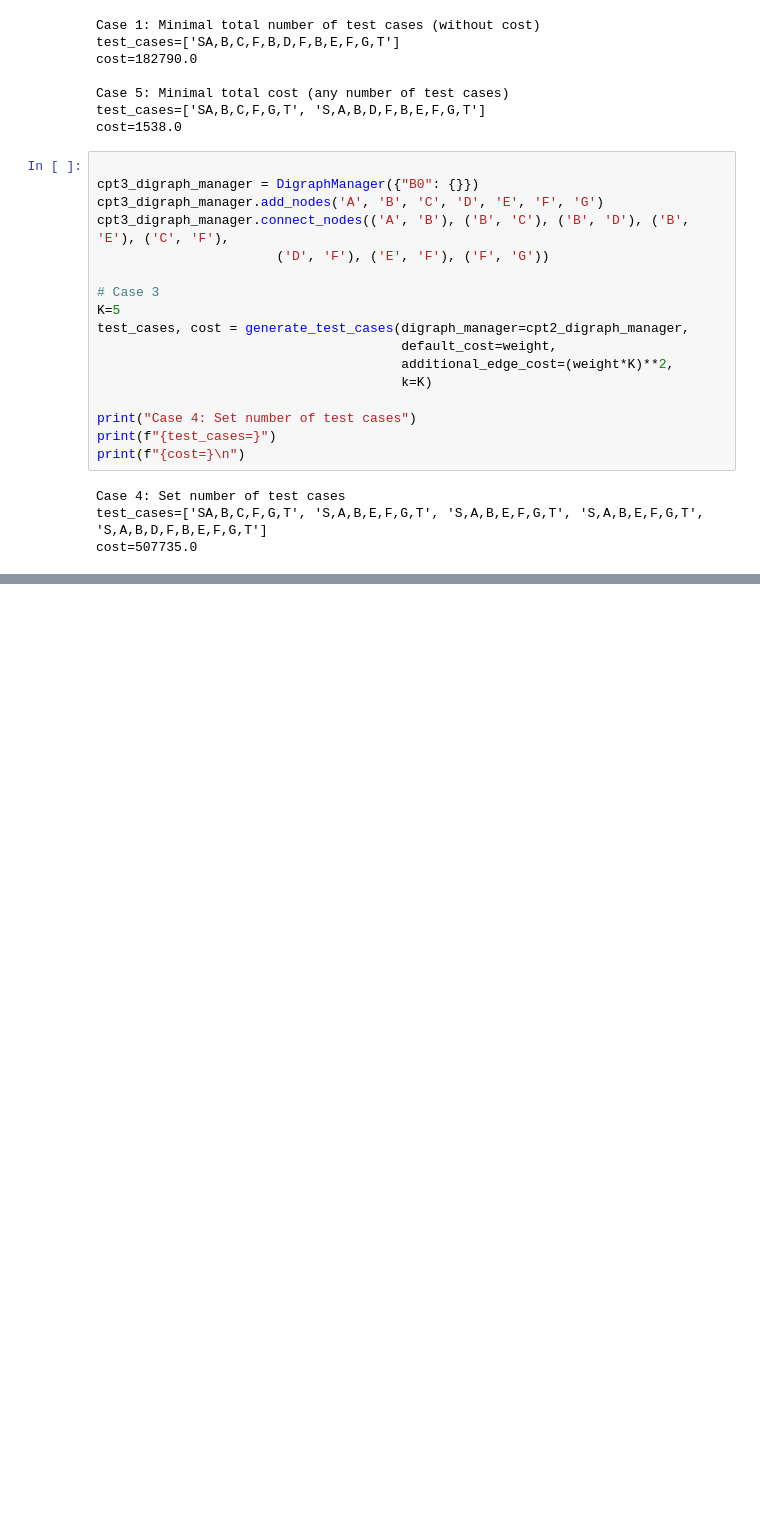
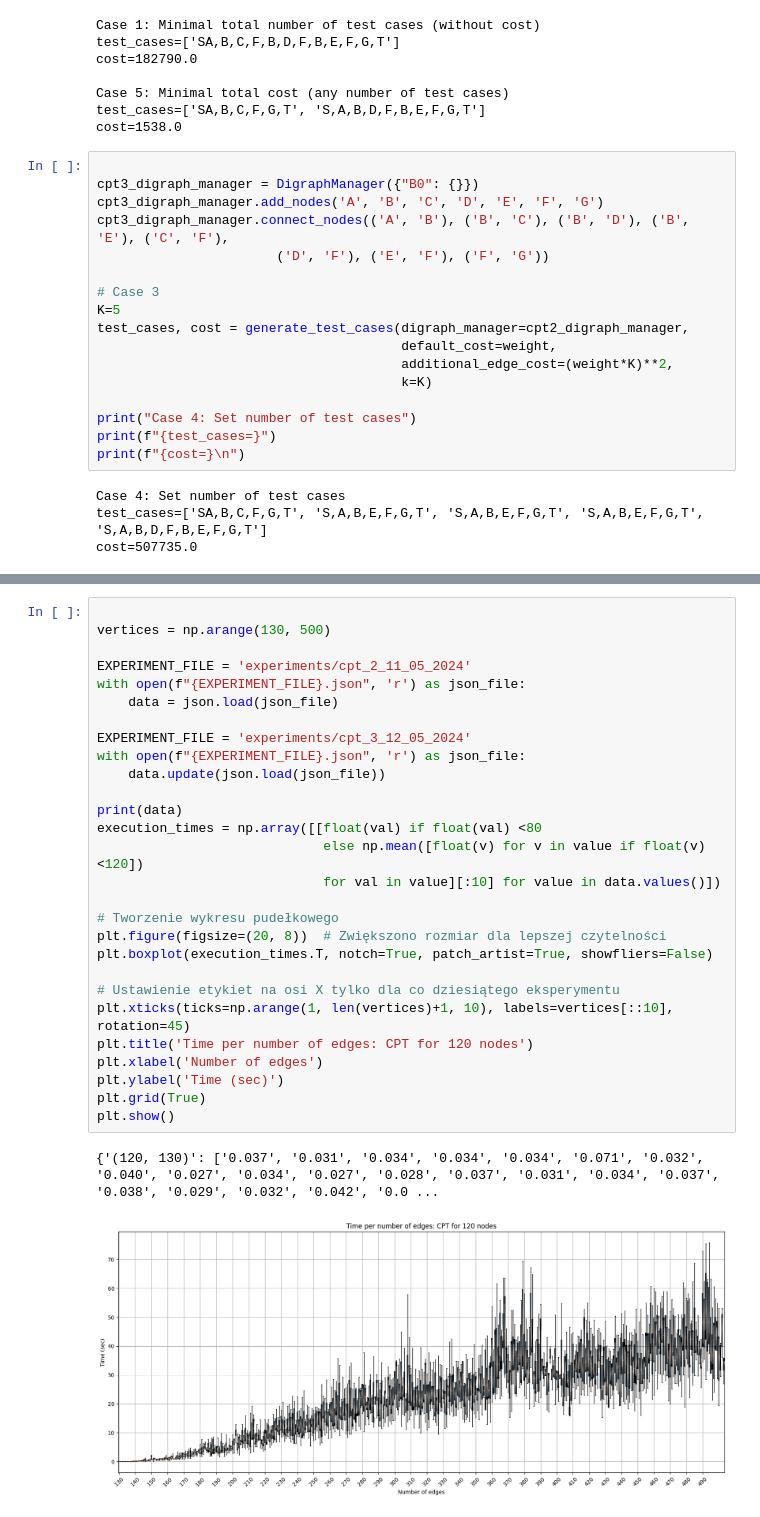
Before and after one commit to JakubZelek/Diblob, a Jupyter notebook: notebooks/test_cases_using_cpt_generation.ipynb, the cells around one changed output, grey strips where cells are left out. Cells and saved outputs as stored; diff of their text form; blank space fills up the shorter version.

Commit message:
CPT experiments

```diff
--- a/notebooks/test_cases_using_cpt_generation.ipynb
+++ b/notebooks/test_cases_using_cpt_generation.ipynb
@@ -211 +210,32 @@ cost=259000.0
 number of test == K: 7
+# %%
+
+vertices = np.arange(130, 500)
+
+EXPERIMENT_FILE = 'experiments/cpt_2_11_05_2024'
+with open(f"{EXPERIMENT_FILE}.json", 'r') as json_file:
+    data = json.load(json_file)
+
+EXPERIMENT_FILE = 'experiments/cpt_3_12_05_2024'
+with open(f"{EXPERIMENT_FILE}.json", 'r') as json_file:
+    data.update(json.load(json_file))
+
+print(data)
+execution_times = np.array([[float(val) if float(val) <80
+                             else np.mean([float(v) for v in value if float(v) <120])
+                             for val in value][:10] for value in data.values()])
+
+# Tworzenie wykresu pudełkowego
+plt.figure(figsize=(20, 8))  # Zwiększono rozmiar dla lepszej czytelności
+plt.boxplot(execution_times.T, notch=True, patch_artist=True, showfliers=False)
+
+# Ustawienie etykiet na osi X tylko dla co dziesiątego eksperymentu
+plt.xticks(ticks=np.arange(1, len(vertices)+1, 10), labels=vertices[::10], rotation=45)
+plt.title('Time per number of edges: CPT for 120 nodes')
+plt.xlabel('Number of edges')
+plt.ylabel('Time (sec)')
+plt.grid(True)
+plt.show()
+# %% [output]
+{'(120, 130)': ['0.037', '0.031', '0.034', '0.034', '0.034', '0.071', '0.032', '0.040', '0.027', '0.034', '0.027', '0.028', '0.037', '0.031', '0.034', '0.037', '0.038', '0.029', '0.032', '0.042', '0.0 ...
+[figure, added]
```
Also changed, not shown: parts of 9 cells of this notebook.
